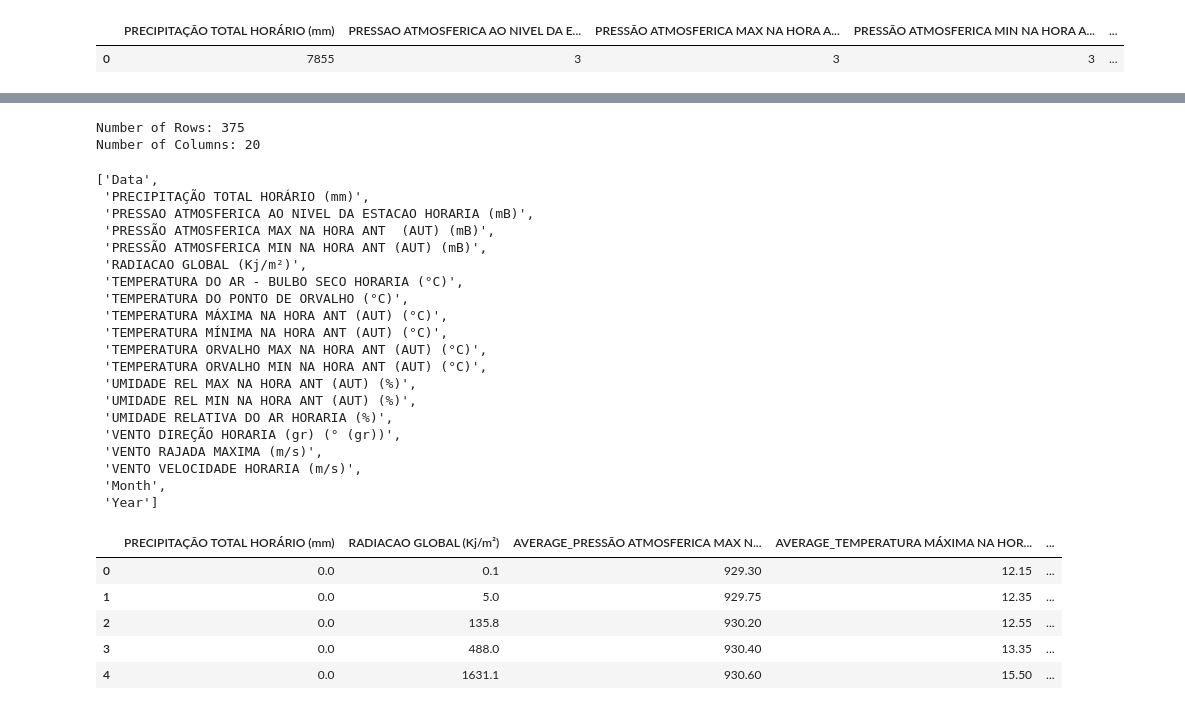
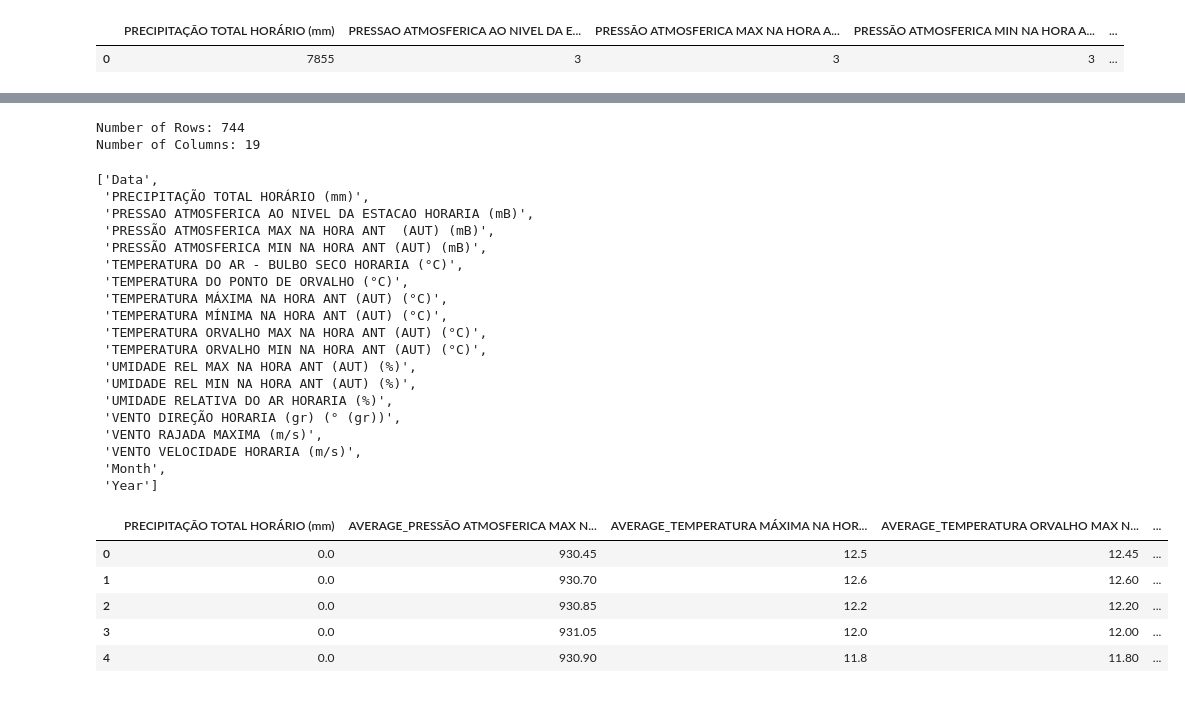
Before and after one commit to diguitarrista/Weather-Data-Analysis-ML-Python, a Jupyter notebook: weather_EDA.ipynb, the cells around one changed output, grey strips where cells are left out. Drawn from its saved outputs; the diff is of its cells as text; code cells hidden in the pictures.

```diff
--- a/weather_EDA.ipynb
+++ b/weather_EDA.ipynb
@@ -59,6 +59,10 @@ missing_df
 # %% [output]
 |  | PRECIPITAÇÃO TOTAL HORÁRIO (mm) | PRESSAO ATMOSFERICA AO NIVEL DA E... | PRESSÃO ATMOSFERICA MAX NA HORA A... | PRESSÃO ATMOSFERICA MIN NA HORA A... | ... |
 | 0 | 7855 | 3 | 3 | 3 | ... |
+# %%
+# Drop the 'Hora UTC' and 'RADIACAO GLOBAL (Kj/m²) columns
+df = df.drop("Hora UTC")
+df = df.drop("RADIACAO GLOBAL (Kj/m²)")
 # %%
 # Remove rows with missing values
 df = df.dropna()
@@ -170,8 +145,8 @@ column_names = august_df.columns
 print(f"Number of Rows: {num_rows}")
 print(f"Number of Columns: {len(column_names)}")
 # %% [output]
-Number of Rows: 375
-Number of Columns: 20
+Number of Rows: 744
+Number of Columns: 19
 # %%
 column_names
 # %% [output]
@@ -180,7 +155,6 @@ column_names
  'PRESSAO ATMOSFERICA AO NIVEL DA ESTACAO HORARIA (mB)',
  'PRESSÃO ATMOSFERICA MAX NA HORA ANT  (AUT) (mB)',
  'PRESSÃO ATMOSFERICA MIN NA HORA ANT (AUT) (mB)',
- 'RADIACAO GLOBAL (Kj/m²)',
  'TEMPERATURA DO AR - BULBO SECO HORARIA (°C)',
  'TEMPERATURA DO PONTO DE ORVALHO (°C)',
  'TEMPERATURA MÁXIMA NA HORA ANT (AUT) (°C)',
@@ -198,37 +172,36 @@ column_names
 # %%
 # List the columns you want to calculate the averages for
 columns_to_average = [
     ('PRESSÃO ATMOSFERICA MAX NA HORA ANT  (AUT) (mB)', 'PRESSÃO ATMOSFERICA MIN NA HORA ANT (AUT) (mB)'),
     ('TEMPERATURA MÁXIMA NA HORA ANT (AUT) (°C)', 'TEMPERATURA MÍNIMA NA HORA ANT (AUT) (°C)'),
     ('TEMPERATURA ORVALHO MAX NA HORA ANT (AUT) (°C)', 'TEMPERATURA ORVALHO MIN NA HORA ANT (AUT) (°C)'),
     ('UMIDADE REL MAX NA HORA ANT (AUT) (%)', 'UMIDADE REL MIN NA HORA ANT (AUT) (%)'),
     ('VENTO RAJADA MAXIMA (m/s)', 'VENTO VELOCIDADE HORARIA (m/s)')
 ]
 
 # Create a new DataFrame to store the averages
 aug_avg_df_pd = pd.DataFrame()
 
 # Calculate and store the averages for each column pair
 for col1, col2 in columns_to_average:
     average_col_name = f'AVERAGE_{col1}_{col2}'  # Create a new column name
     aug_avg_df_pd[average_col_name] = (august_df_pd[col1] + august_df_pd[col2]) / 2
 
 # Select the columns you want to keep from the original DataFrame
-columns_to_keep = ['PRECIPITAÇÃO TOTAL HORÁRIO (mm)',
-                   'RADIACAO GLOBAL (Kj/m²)']
+columns_to_keep = ['PRECIPITAÇÃO TOTAL HORÁRIO (mm)']
 
 # Select those columns from the original DataFrame
 selected_columns = august_df_pd[columns_to_keep]
 
 # Concatenate the selected columns with the DataFrame containing averages
 aug_df_pd = pd.concat([selected_columns, aug_avg_df_pd], axis=1)
 
 # Show de df
 aug_df_pd.head()
 # %% [output]
-|  | PRECIPITAÇÃO TOTAL HORÁRIO (mm) | RADIACAO GLOBAL (Kj/m²) | AVERAGE_PRESSÃO ATMOSFERICA MAX N... | AVERAGE_TEMPERATURA MÁXIMA NA HOR... | ... |
-| 0 | 0.0 | 0.1 | 929.30 | 12.15 | ... |
-| 1 | 0.0 | 5.0 | 929.75 | 12.35 | ... |
-| 2 | 0.0 | 135.8 | 930.20 | 12.55 | ... |
-| 3 | 0.0 | 488.0 | 930.40 | 13.35 | ... |
-| 4 | 0.0 | 1631.1 | 930.60 | 15.50 | ... |
+|  | PRECIPITAÇÃO TOTAL HORÁRIO (mm) | AVERAGE_PRESSÃO ATMOSFERICA MAX N... | AVERAGE_TEMPERATURA MÁXIMA NA HOR... | AVERAGE_TEMPERATURA ORVALHO MAX N... | ... |
+| 0 | 0.0 | 930.45 | 12.5 | 12.45 | ... |
+| 1 | 0.0 | 930.70 | 12.6 | 12.60 | ... |
+| 2 | 0.0 | 930.85 | 12.2 | 12.20 | ... |
+| 3 | 0.0 | 931.05 | 12.0 | 12.00 | ... |
+| 4 | 0.0 | 930.90 | 11.8 | 11.80 | ... |
```
Also changed, not shown: parts of 8 cells of this notebook, 4 other files.
